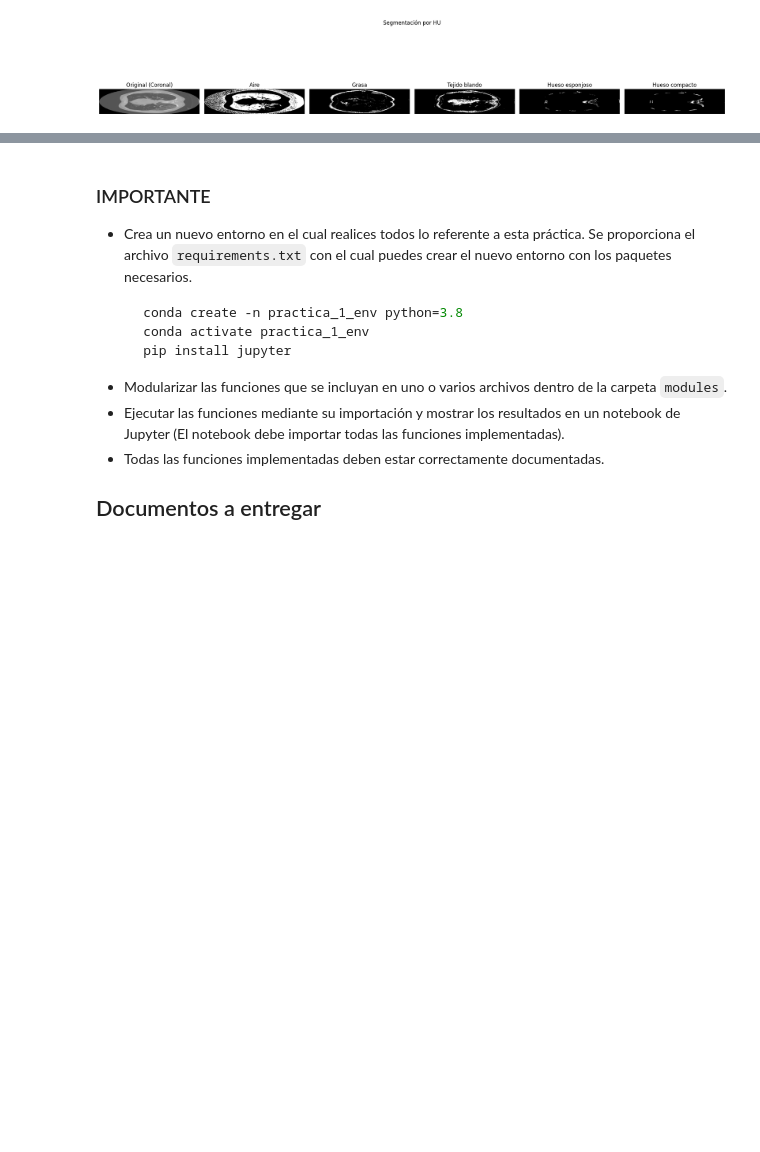
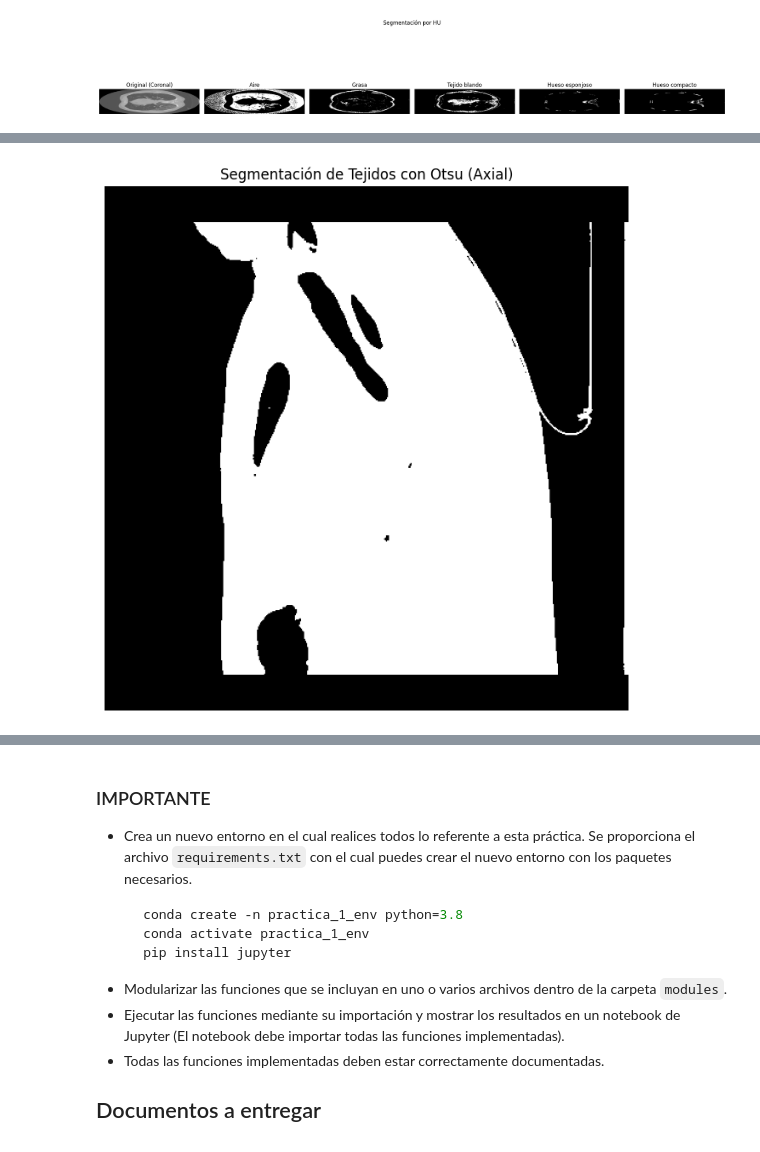
Before and after one commit to PaulaMartinezCamarero/P1_Sistemas_Inteligentes, a Jupyter notebook: code/Practica_1.ipynb, the cells around one changed output, grey strips where cells are left out. Cells and saved outputs as stored; diff of their text form; code cells hidden in the pictures; blank space fills up the shorter version.

```diff
--- a/code/Practica_1.ipynb
+++ b/code/Practica_1.ipynb
@@ -477,10 +470,10 @@ umbrales_hu = {
 
 # Realizar segmentación por HU
 segmentaciones_hu = segmentacion_hu(volumen, umbrales_hu)
-
+volumen_segmentado_Hu=segmentacion_hu(volumen, umbrales_hu)
 
 # Mostrar las segmentaciones en el corte seleccionado
-tipo_corte = "axial"  # Cambia a "coronal" o "sagital" según prefieras
+tipo_corte = "coronal"  # Cambia a "coronal" o "sagital" según prefieras
 mostrar_segmentaciones(volumen, segmentaciones_hu, tipo_corte="coronal", titulo="Segmentación por HU")
 # %% [output]
 [figure]
@@ -538,0 +522,36 @@ Loading: C:\Users\dresv\Desktop\Practica_1\P1_Sistemas_Inteligentes\code\DICOMs\
+# %%
+import numpy as np
+import matplotlib.pyplot as plt
+
+def MuestraSegmentacionOtsu(volumen_segmentado, tipo_corte="axial", titulo="Segmentación Otsu"):
+
+    # Definir el índice central para el corte
+    if tipo_corte == "axial":
+        indice = volumen_segmentado.shape[0] // 2
+    elif tipo_corte == "coronal":
+        indice = volumen_segmentado.shape[1] // 2
+    elif tipo_corte == "sagital":
+        indice = volumen_segmentado.shape[2] // 2
+    else:
+        print("Tipo de corte no válido. Usa 'axial', 'coronal' o 'sagital'.")
+        return
+
+    # Seleccionar el corte según el tipo
+    if tipo_corte == "axial":
+        corte_segmentado = volumen_segmentado[indice, :, :]
+    elif tipo_corte == "coronal":
+        corte_segmentado = volumen_segmentado[:, indice, :]
+    elif tipo_corte == "sagital":
+        corte_segmentado = volumen_segmentado[:, :, indice]
+
+    # Mostrar la segmentación
+    plt.figure(figsize=(8, 8))
+    plt.imshow(corte_segmentado, cmap='gray')
+    plt.title(f"{titulo} ({tipo_corte.capitalize()})")
+    plt.axis('off')
+    plt.show()
+volumen_segmentado = SegmentarTejidos(volumen)
+# Ejemplo de uso
+MuestraSegmentacionOtsu(volumen_segmentado, tipo_corte="axial", titulo="Segmentación de Tejidos con Otsu")
+# %% [output]
+[figure, added]
```
Also changed, not shown: parts of 5 cells of this notebook, 8 other files.
